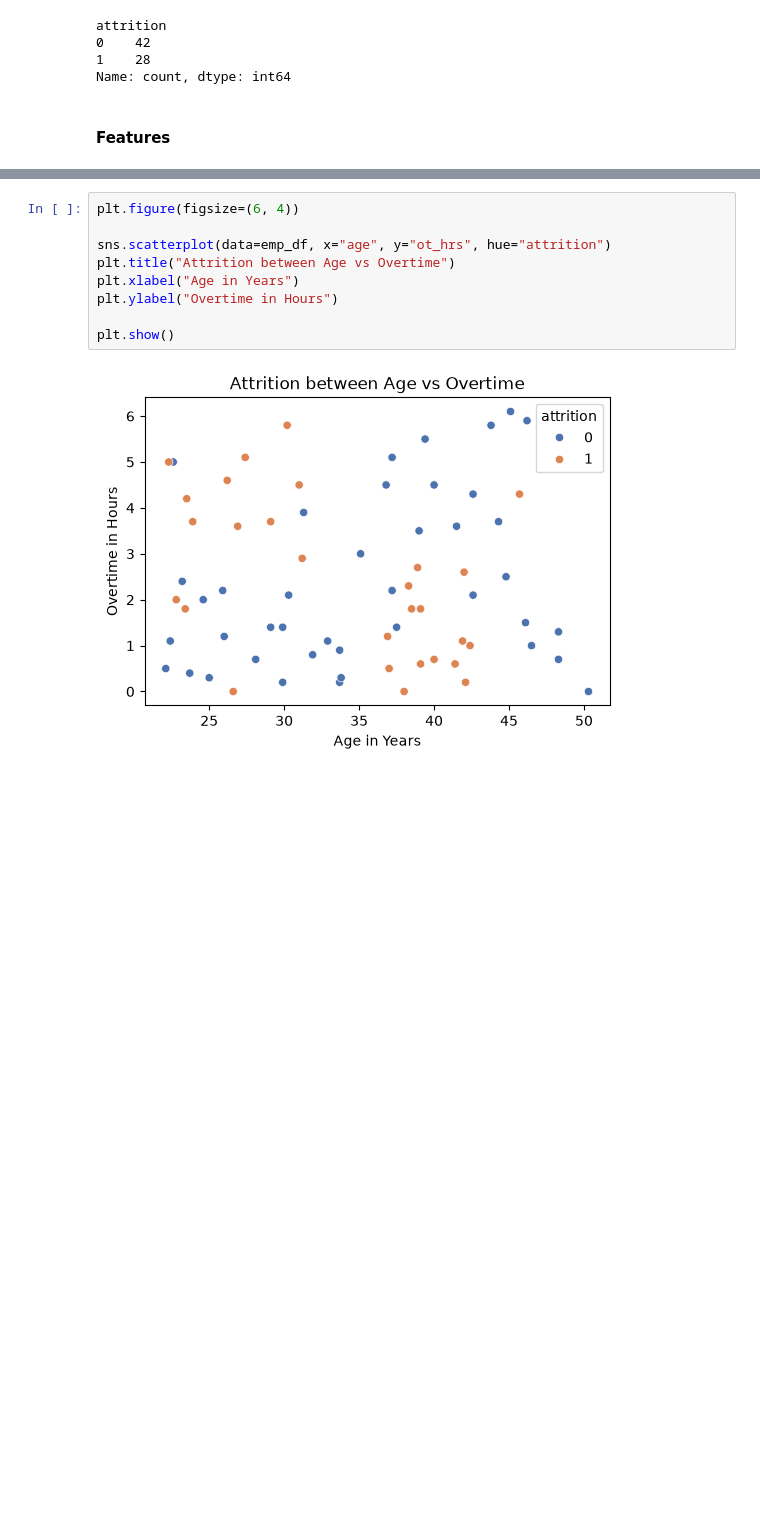
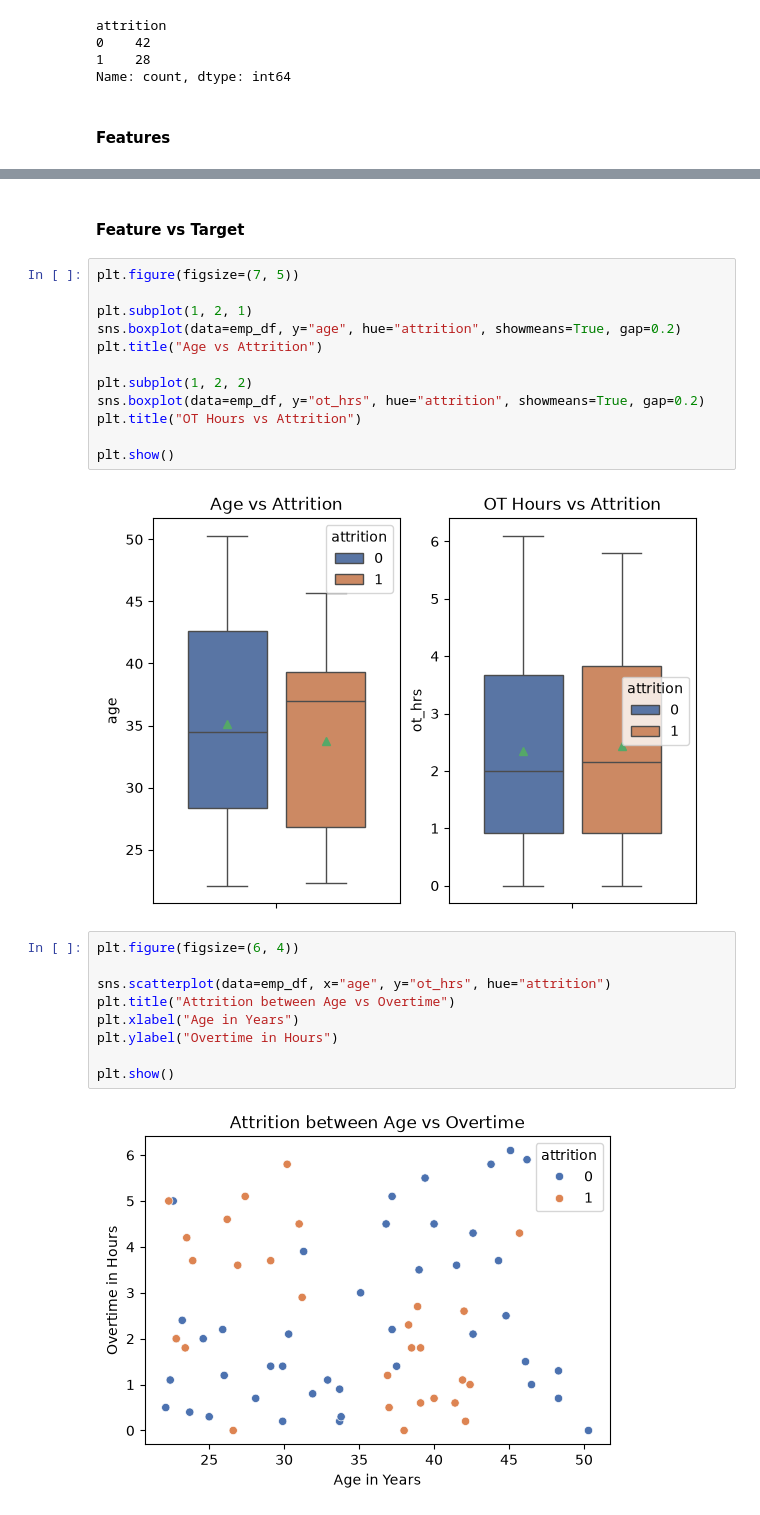
Before and after one commit to dheemanth-bhat/supervised-ml-algorithms, a Jupyter notebook: 04_Decision_Trees/03_Project_1.ipynb, the cells around one changed output, grey strips where cells are left out. Drawn from its saved outputs; the diff is of its cells as text; blank space fills up the shorter version.

```diff
--- a/04_Decision_Trees/03_Project_1.ipynb
+++ b/04_Decision_Trees/03_Project_1.ipynb
@@ -71,3 +85,19 @@ Name: count, dtype: int64
+# %% [markdown]
+#### Feature vs Target
+# %%
+plt.figure(figsize=(7, 5))
+
+plt.subplot(1, 2, 1)
+sns.boxplot(data=emp_df, y="age", hue="attrition", showmeans=True, gap=0.2)
+plt.title("Age vs Attrition")
+
+plt.subplot(1, 2, 2)
+sns.boxplot(data=emp_df, y="ot_hrs", hue="attrition", showmeans=True, gap=0.2)
+plt.title("OT Hours vs Attrition")
+
+plt.show()
+# %% [output]
+[figure, added]
 # %%
 plt.figure(figsize=(6, 4))
 
```
Also changed, not shown: parts of 10 cells of this notebook, 6 other files.
